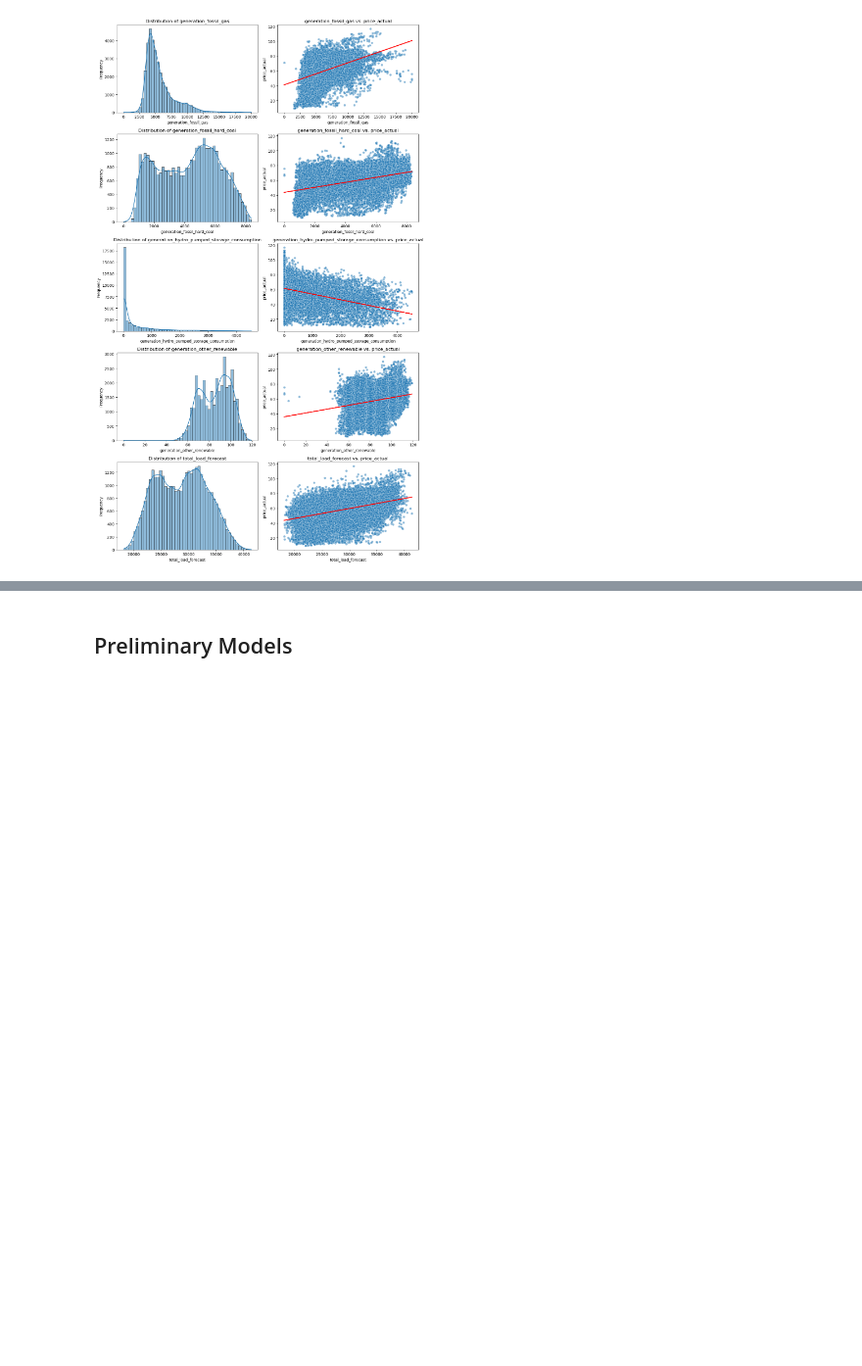
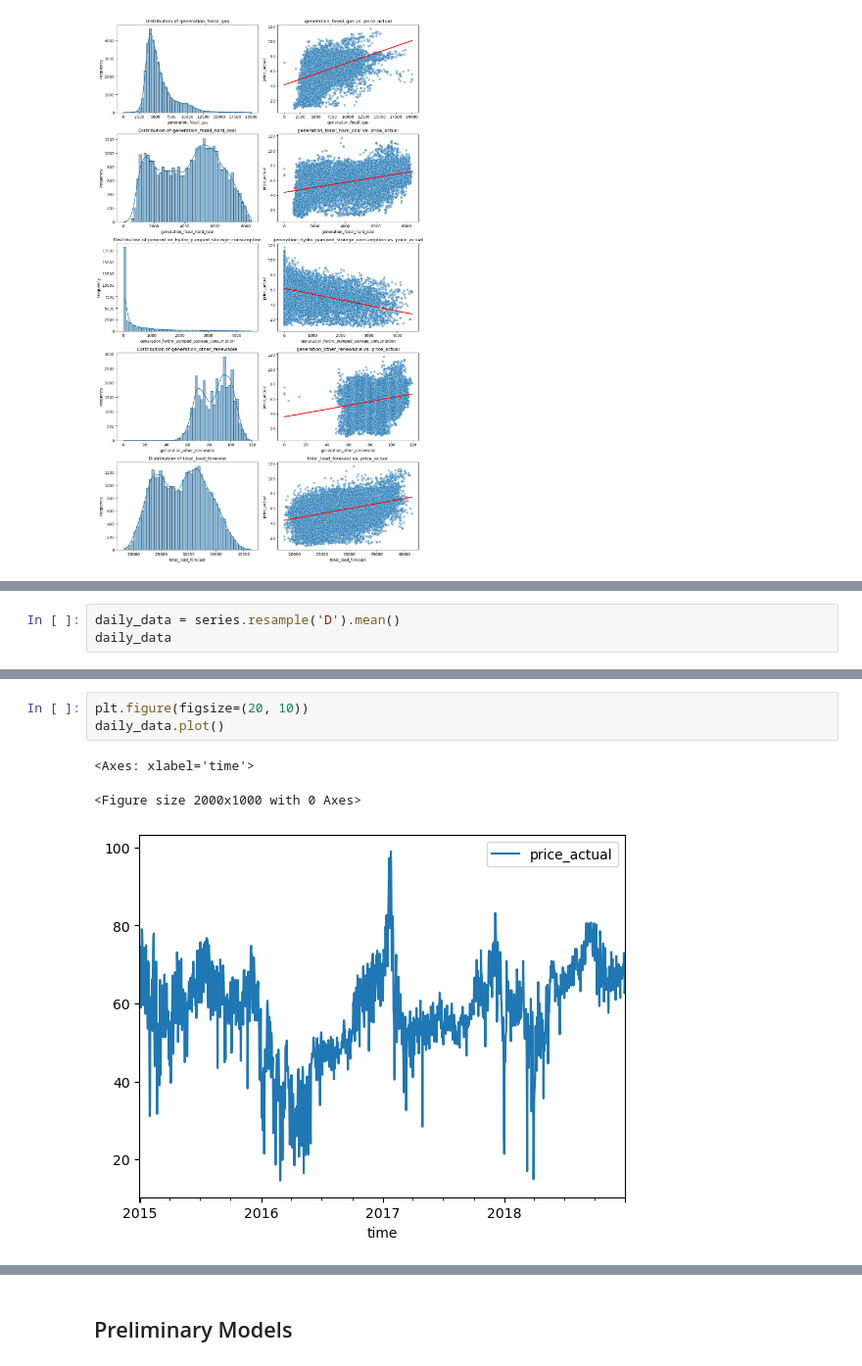
Before and after one commit to MattHendo/Time-Series-Energy-Markets, a Jupyter notebook: Time_Series_Energy_Markets.ipynb, the cells around one changed output, grey strips where cells are left out. Shown at 98% size. Drawn from its saved outputs; the diff is of its cells as text; blank space fills up the shorter version.

```diff
--- a/Time_Series_Energy_Markets.ipynb
+++ b/Time_Series_Energy_Markets.ipynb
@@ -386,0 +389,3 @@ plt.show()
+# %%
+daily_data = series.resample('D').mean()
+daily_data
@@ -386,0 +407,7 @@ plt.show()
+# %%
+plt.figure(figsize=(20, 10))
+daily_data.plot()
+# %% [output]
+<Axes: xlabel='time'>
+<Figure size 2000x1000 with 0 Axes>
+[figure, added]
```
Also changed, not shown: parts of 13 cells of this notebook.
